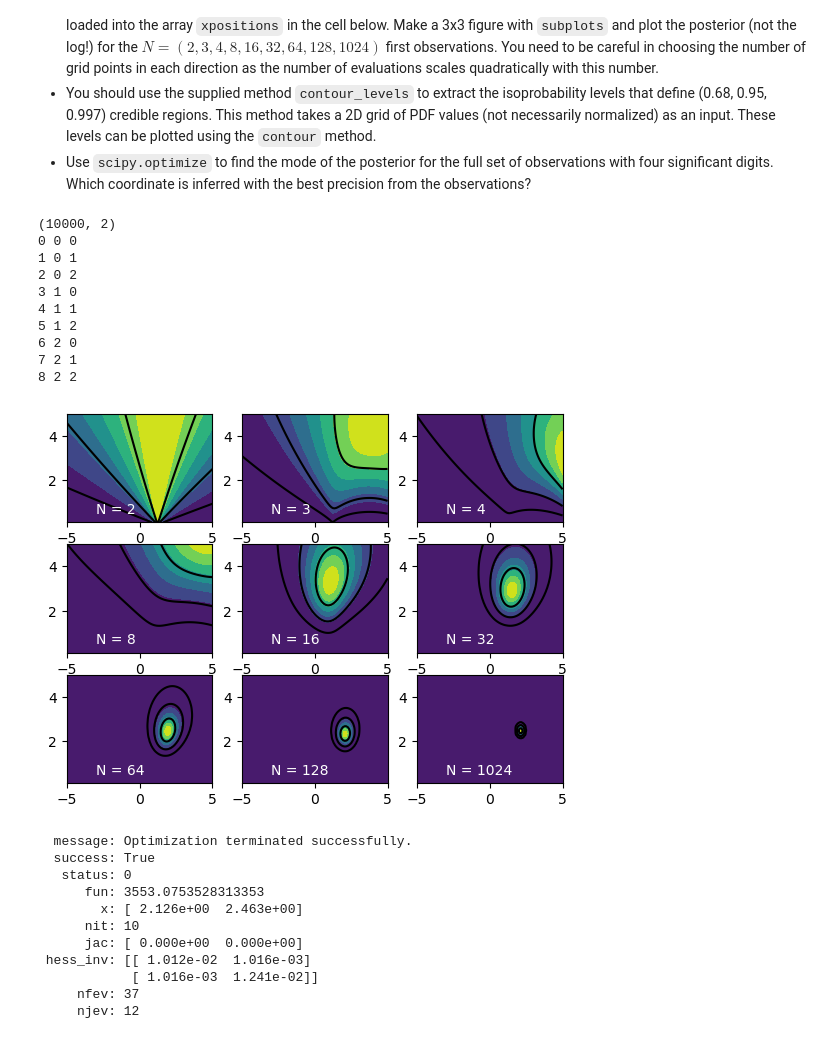
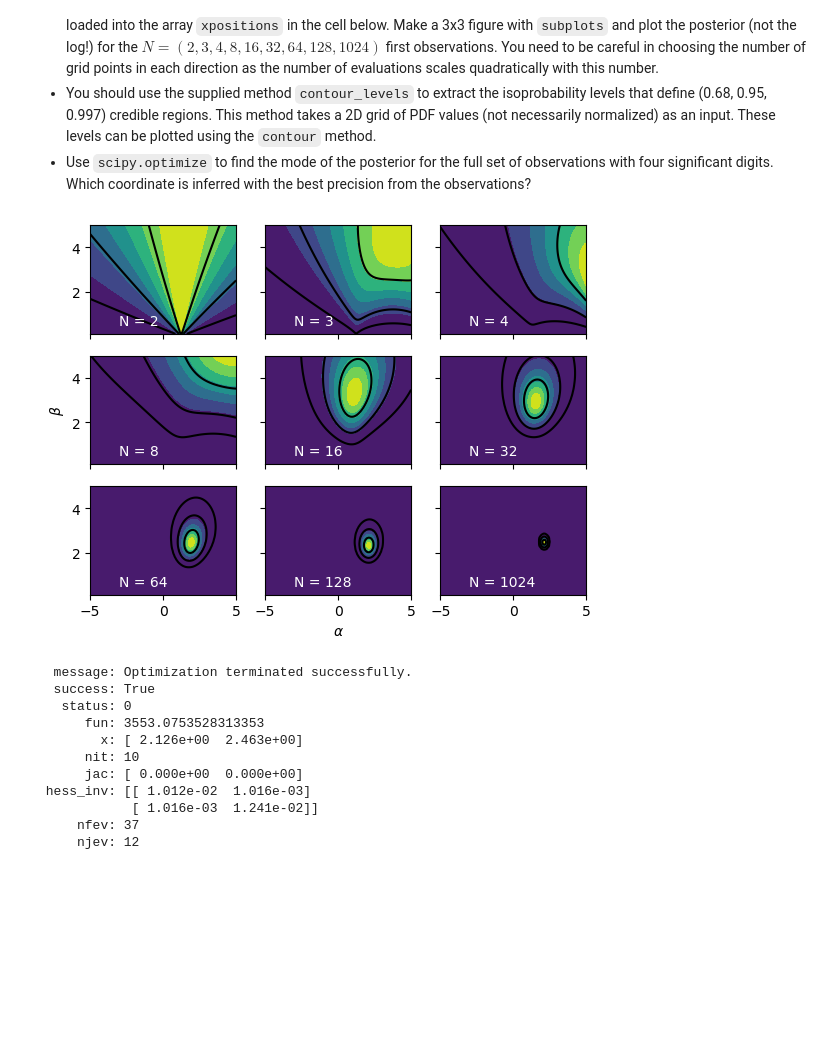
Before and after one commit to Action4/tif285, a Jupyter notebook: doc/pub/ProblemSets/Set2/TIF285_ps2_basic_problems.ipynb, the cells around one changed output. Drawn from its saved outputs; the diff is of its cells as text; code cells hidden in the pictures; blank space fills up the shorter version.

```diff
--- a/doc/pub/ProblemSets/Set2/TIF285_ps2_basic_problems.ipynb
+++ b/doc/pub/ProblemSets/Set2/TIF285_ps2_basic_problems.ipynb
@@ -90,3 +82,25 @@ data = np.loadtxt(f'{DATA_DIR}/PS2_Prob1_cointosses.txt')
+# %%
+# Optional.
+# Insert utility code / functions here.
+
+#
+# YOUR CODE HERE
+#
+def prior(pH):
+    prior = np.zeros_like(pH)
+    prior[(0<=pH)&(pH<=1)]=1
+    return prior
+
+def likelihood(pH, data_coin):
+    N = len(data_coin)
+    n = sum(data_coin)
+    likelihood = pH**n*(1-pH)**(N-n)
+    return likelihood
+
+def posterior(pH, data_coin):
+    posterior = prior(pH)*likelihood(pH, data_coin)
+    norm = np.trapezoid(posterior)
+    return posterior/norm
 # %%
 # Define a function that returns the mean, median, and 68%/95% credible intervals
 # of the Bayesian posterior with an input data array of coin flips
@@ -198,3 +205,12 @@ TypeError: cannot unpack non-iterable NoneType object
 #
 # YOUR CODE HERE
 #
+N = np.arange(1, 1110, 1000)
+
+dob68 = np.zeros((2, len(N)))
+d68 = np.zeros_like(N)
+for i, n in enumerate(N):
+    print(n)
+    dob68[:,i] += bayesian_analysis_coin_flips(data[:n])[4]
+    d68[i] += dob68[1][i] - dob68[0][i]
+plt.plot(N, d68)
@@ -273,11 +296,7 @@ def logLikelihood(theta, x):
     #
     alpha = theta[:,0]
     beta = theta[:,1]
-
-    #logL_k = np.zeros_like(alpha)
-    #for x in x:
-        #logL_k += np.log(beta/(np.pi*(beta**2 + (x - alpha)**2)))
-    logL_k = np.sum(np.log(beta/(np.pi*(beta**2 + (x[:,None] - alpha)**2))), 0)
+    logL_k = np.sum(np.log(beta/(np.pi*(beta*beta + (x[:,None] - alpha)*(x[:,None] - alpha)))), 0)
     return logL_k
 
 def logPosterior(theta, x):
@@ -320,47 +339,38 @@ assert(np.isclose((logPosterior(np.ones((1,2)),xpositions) - logPosterior(2*np.o
 # We'll start by defining a function which takes a two-dimensional grid of probability densities and
 # returns 1, 2, and 3-sigma contours. This acts by sorting and normalizing the values and then
 # finding the locations of the  0.682 ,  0.952 , and  0.9972  cutoffs:
 def contour_levels(grid):
     """Compute 1, 2, 3-sigma contour levels for a gridded 2D pdf"""
     _sorted = np.sort(grid.ravel())[::-1]
     pct = np.cumsum(_sorted) / np.sum(_sorted)
     cutoffs = np.searchsorted(pct, np.array([0.68, 0.95, 0.997]) ** 2)
     return np.sort(_sorted[cutoffs])
 
 #
 # YOUR CODE HERE
 #
 alpha = np.linspace(-5., 5., 100)
 beta = np.linspace(0.1, 5., 100)
 
 A, B = np.meshgrid(alpha, beta)
 theta = np.column_stack((A.ravel(), B.ravel()))
-print(np.shape(theta))
-fig, ax = plt.subplots(3, 3)
+fig, ax = plt.subplots(3, 3, sharex=True, sharey=True)
 
 N = [2, 3, 4, 8, 16, 32, 64, 128, 1024]
 for i, n in enumerate(N):
     logPos = logPosterior(theta, xpositions[:n]).reshape(100,100)
     logPos -= np.max(logPos)
     posterior = np.exp(logPos)
     col = i//3
     row = i%3
-    print(i, col, row)
     ax[col][row].contourf(A, B, posterior)
     ax[col][row].contour(A, B, posterior, contour_levels(posterior), colors='black')
     ax[col][row].text(-3, 0.5, f'N = {n}', color='white')
+ax[2][1].set_xlabel(r'$\alpha$')
+ax[1][0].set_ylabel(r'$\beta$')
+plt.show()
 # %% [output]
-(10000, 2)
-0 0 0
-1 0 1
-2 0 2
-3 1 0
-4 1 1
-5 1 2
-6 2 0
-7 2 1
-8 2 2
-[figure, old version]
+[figure, new version]
 # %%
 # Find the MAP point (maximum a posteriori) for full data set.
 #
```
Also changed, not shown: parts of 20 cells of this notebook.
